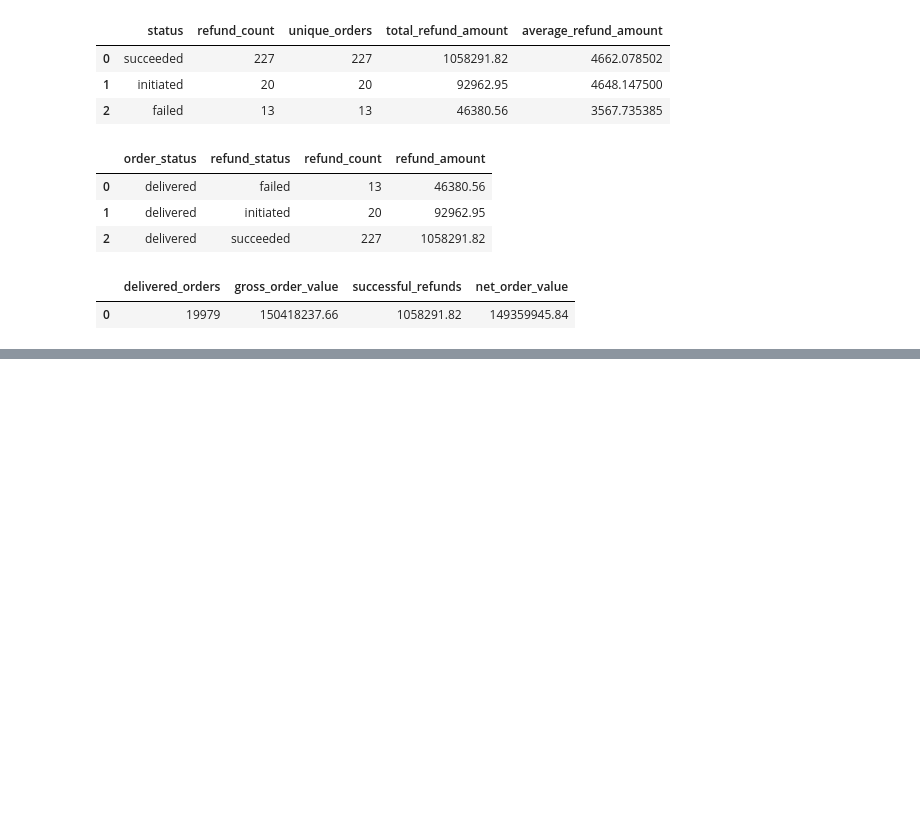
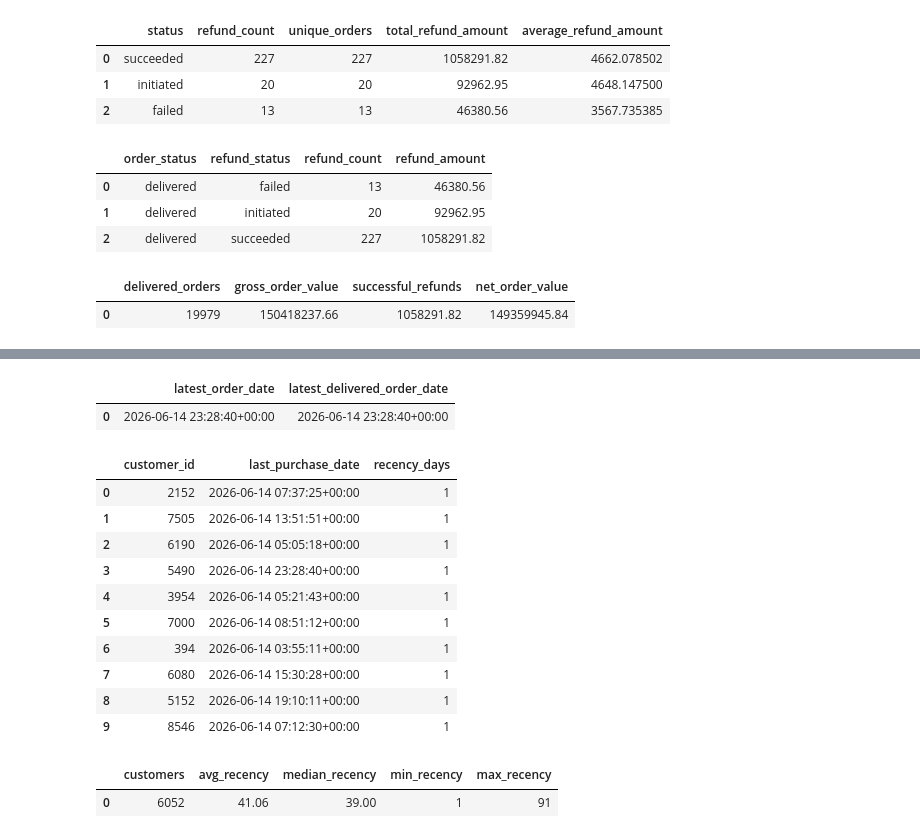
Before and after one commit to neharika/rfm-customer-segmentation, a Jupyter notebook: notebooks/01_exploration.ipynb, the cells around one changed output, grey strips where cells are left out. Saved outputs shown, nothing was run; the diff lists cells and outputs as text; code cells hidden in the pictures; blank space fills up the shorter version.

```diff
--- a/notebooks/01_exploration.ipynb
+++ b/notebooks/01_exploration.ipynb
@@ -316,0 +582,73 @@ revenue_summary
+# %%
+query = """
+SELECT
+    MAX(created_at) AS latest_order_date,
+    MAX(created_at) FILTER (
+        WHERE LOWER(TRIM(status)) = 'delivered'
+    ) AS latest_delivered_order_date
+FROM ecom.orders;
+"""
+
+with engine.connect() as connection:
+    reference_dates = pd.read_sql(text(query), connection)
+
+reference_dates
+# %% [output]
+|  | latest_order_date | latest_delivered_order_date |
+| 0 | 2026-06-14 23:28:40+00:00 | 2026-06-14 23:28:40+00:00 |
+# %%
+query = """
+SELECT
+    customer_id,
+    MAX(created_at) AS last_purchase_date,
+    DATE '2026-06-15' - MAX(created_at)::date AS recency_days
+FROM ecom.orders
+WHERE LOWER(TRIM(status)) = 'delivered'
+GROUP BY customer_id
+ORDER BY recency_days;
+"""
+
+with engine.connect() as connection:
+    recency_df = pd.read_sql(text(query), connection)
+
+recency_df.head(10)
+# %% [output]
+|  | customer_id | last_purchase_date | recency_days |
+| 0 | 2152 | 2026-06-14 07:37:25+00:00 | 1 |
+| 1 | 7505 | 2026-06-14 13:51:51+00:00 | 1 |
+| 2 | 6190 | 2026-06-14 05:05:18+00:00 | 1 |
+| 3 | 5490 | 2026-06-14 23:28:40+00:00 | 1 |
+| 4 | 3954 | 2026-06-14 05:21:43+00:00 | 1 |
+| 5 | 7000 | 2026-06-14 08:51:12+00:00 | 1 |
+| 6 | 394 | 2026-06-14 03:55:11+00:00 | 1 |
+| 7 | 6080 | 2026-06-14 15:30:28+00:00 | 1 |
+| 8 | 5152 | 2026-06-14 19:10:11+00:00 | 1 |
+| 9 | 8546 | 2026-06-14 07:12:30+00:00 | 1 |
+# %%
+query = """
+WITH customer_recency AS (
+    SELECT
+        customer_id,
+        DATE '2026-06-15' - MAX(created_at)::date AS recency_days
+    FROM ecom.orders
+    WHERE LOWER(TRIM(status)) = 'delivered'
+    GROUP BY customer_id
+)
+SELECT
+    COUNT(*) AS customers,
+    ROUND(AVG(recency_days), 2) AS avg_recency,
+    PERCENTILE_CONT(0.50) WITHIN GROUP (
+        ORDER BY recency_days
+    ) AS median_recency,
+    MIN(recency_days) AS min_recency,
+    MAX(recency_days) AS max_recency
+FROM customer_recency;
+"""
+
+with engine.connect() as connection:
+    recency_summary = pd.read_sql(text(query), connection)
+
+recency_summary
+# %% [output]
+|  | customers | avg_recency | median_recency | min_recency | max_recency |
+| 0 | 6052 | 41.06 | 39.00 | 1 | 91 |
```
Also changed, not shown: parts of 5 cells of this notebook, 3 other files.
